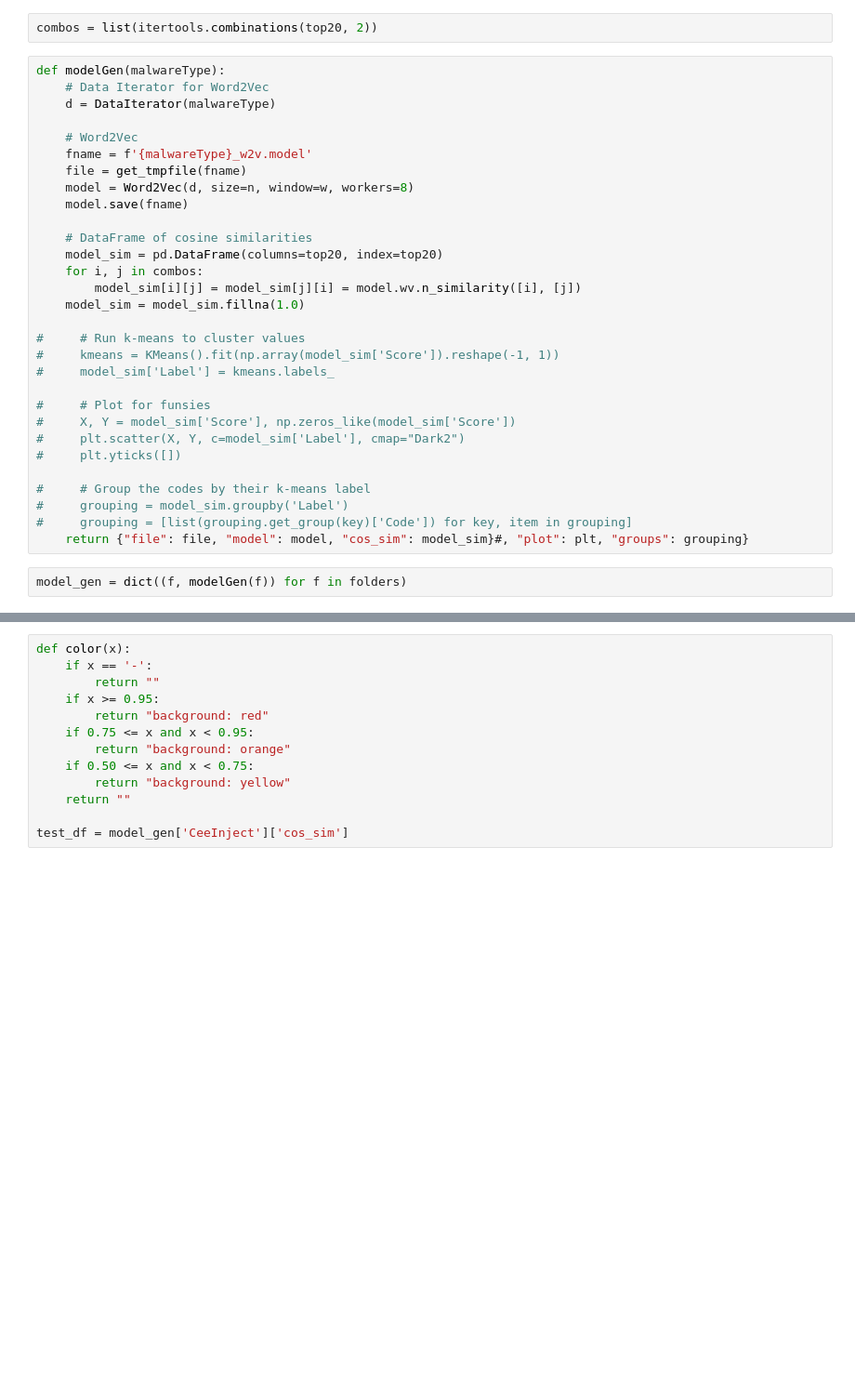
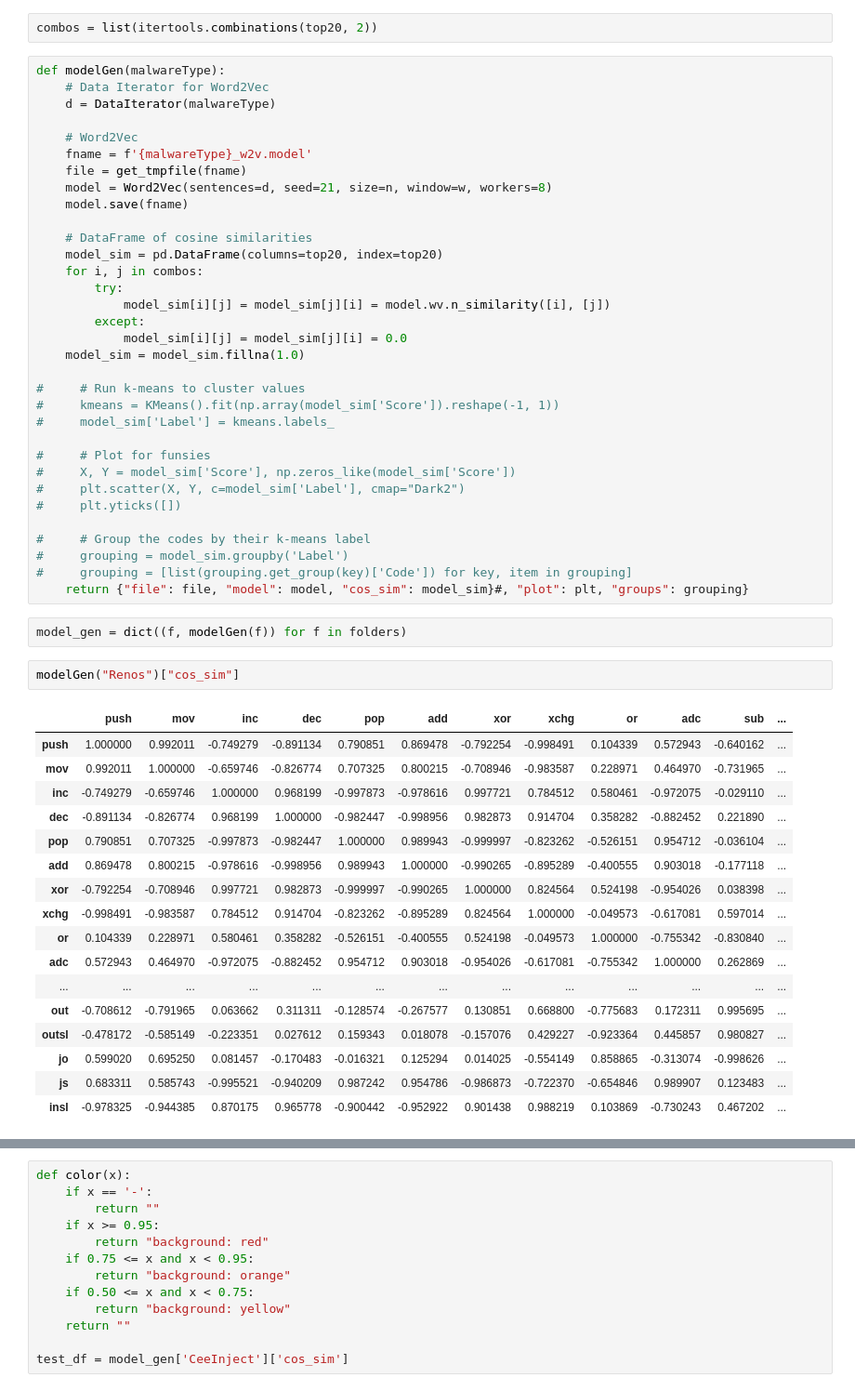
Before and after one commit to oisincoveney/CS185C_Final, a Jupyter notebook: DataManipulation.ipynb, the cells around one changed output, grey strips where cells are left out. Shown: that part at 93% size. Drawn from its saved outputs; the diff is of its cells as text; blank space fills up the shorter version.

```diff
--- a/DataManipulation.ipynb
+++ b/DataManipulation.ipynb
@@ -52,13 +67,16 @@ def modelGen(malwareType):
     # Word2Vec
     fname = f'{malwareType}_w2v.model'
     file = get_tmpfile(fname)
-    model = Word2Vec(d, size=n, window=w, workers=8)
+    model = Word2Vec(sentences=d, seed=21, size=n, window=w, workers=8)
     model.save(fname)
 
     # DataFrame of cosine similarities
     model_sim = pd.DataFrame(columns=top20, index=top20)
     for i, j in combos:
-        model_sim[i][j] = model_sim[j][i] = model.wv.n_similarity([i], [j])
+        try:
+            model_sim[i][j] = model_sim[j][i] = model.wv.n_similarity([i], [j])
+        except:
+            model_sim[i][j] = model_sim[j][i] = 0.0
     model_sim = model_sim.fillna(1.0)
 
 #     # Run k-means to cluster values
@@ -76,3 +94,23 @@ def modelGen(malwareType):
     return {"file": file, "model": model, "cos_sim": model_sim}#, "plot": plt, "groups": grouping}
 # %%
 model_gen = dict((f, modelGen(f)) for f in folders)
+# %%
+modelGen("Renos")["cos_sim"]
+# %% [output]
+|  | push | mov | inc | dec | pop | add | xor | xchg | or | adc | sub | ... |
+| push | 1.000000 | 0.992011 | -0.749279 | -0.891134 | 0.790851 | 0.869478 | -0.792254 | -0.998491 | 0.104339 | 0.572943 | -0.640162 | ... |
+| mov | 0.992011 | 1.000000 | -0.659746 | -0.826774 | 0.707325 | 0.800215 | -0.708946 | -0.983587 | 0.228971 | 0.464970 | -0.731965 | ... |
+| inc | -0.749279 | -0.659746 | 1.000000 | 0.968199 | -0.997873 | -0.978616 | 0.997721 | 0.784512 | 0.580461 | -0.972075 | -0.029110 | ... |
+| dec | -0.891134 | -0.826774 | 0.968199 | 1.000000 | -0.982447 | -0.998956 | 0.982873 | 0.914704 | 0.358282 | -0.882452 | 0.221890 | ... |
+| pop | 0.790851 | 0.707325 | -0.997873 | -0.982447 | 1.000000 | 0.989943 | -0.999997 | -0.823262 | -0.526151 | 0.954712 | -0.036104 | ... |
+| add | 0.869478 | 0.800215 | -0.978616 | -0.998956 | 0.989943 | 1.000000 | -0.990265 | -0.895289 | -0.400555 | 0.903018 | -0.177118 | ... |
+| xor | -0.792254 | -0.708946 | 0.997721 | 0.982873 | -0.999997 | -0.990265 | 1.000000 | 0.824564 | 0.524198 | -0.954026 | 0.038398 | ... |
+| xchg | -0.998491 | -0.983587 | 0.784512 | 0.914704 | -0.823262 | -0.895289 | 0.824564 | 1.000000 | -0.049573 | -0.617081 | 0.597014 | ... |
+| or | 0.104339 | 0.228971 | 0.580461 | 0.358282 | -0.526151 | -0.400555 | 0.524198 | -0.049573 | 1.000000 | -0.755342 | -0.830840 | ... |
+| adc | 0.572943 | 0.464970 | -0.972075 | -0.882452 | 0.954712 | 0.903018 | -0.954026 | -0.617081 | -0.755342 | 1.000000 | 0.262869 | ... |
+| ... | ... | ... | ... | ... | ... | ... | ... | ... | ... | ... | ... | ... |
+| out | -0.708612 | -0.791965 | 0.063662 | 0.311311 | -0.128574 | -0.267577 | 0.130851 | 0.668800 | -0.775683 | 0.172311 | 0.995695 | ... |
+| outsl | -0.478172 | -0.585149 | -0.223351 | 0.027612 | 0.159343 | 0.018078 | -0.157076 | 0.429227 | -0.923364 | 0.445857 | 0.980827 | ... |
+| jo | 0.599020 | 0.695250 | 0.081457 | -0.170483 | -0.016321 | 0.125294 | 0.014025 | -0.554149 | 0.858865 | -0.313074 | -0.998626 | ... |
+| js | 0.683311 | 0.585743 | -0.995521 | -0.940209 | 0.987242 | 0.954786 | -0.986873 | -0.722370 | -0.654846 | 0.989907 | 0.123483 | ... |
+| insl | -0.978325 | -0.944385 | 0.870175 | 0.965778 | -0.900442 | -0.952922 | 0.901438 | 0.988219 | 0.103869 | -0.730243 | 0.467202 | ... |
```
Also changed, not shown: parts of 9 cells of this notebook, 20 other files.
